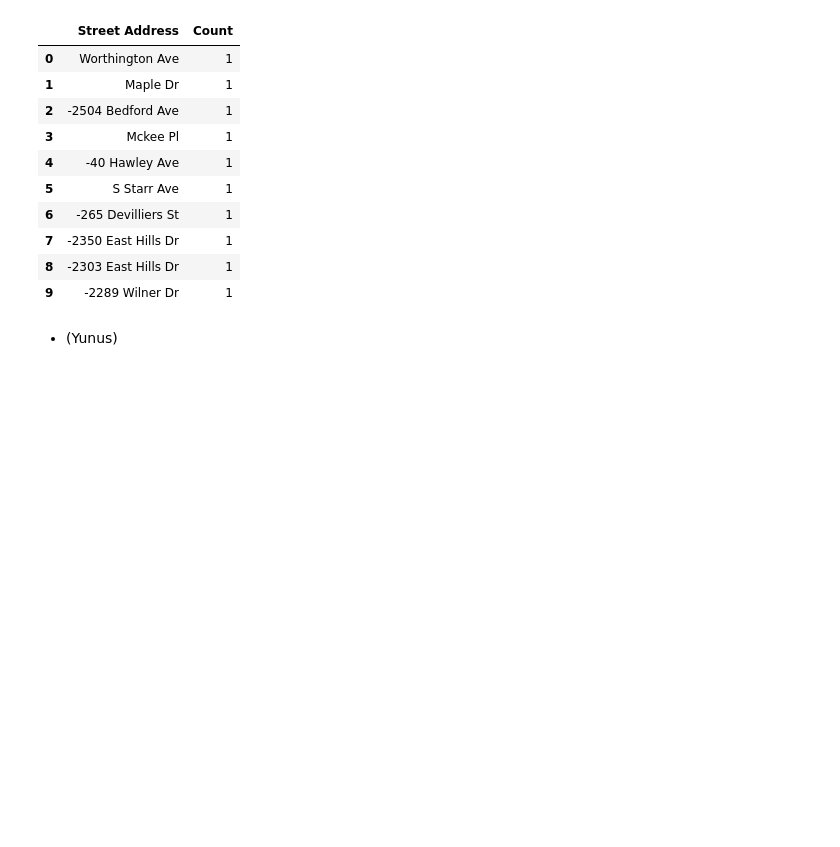
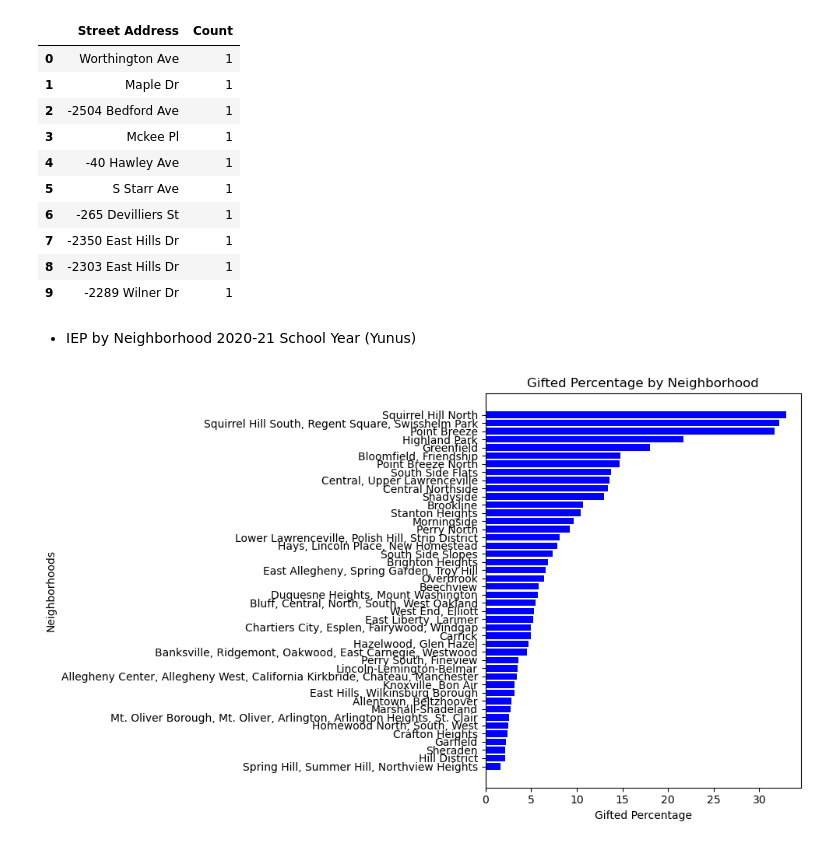
Before and after one commit to imjulthej/0010FinalProject, a Jupyter notebook: FinalWealthNotebook.ipynb, the cells around one changed output. Cells and saved outputs as stored; diff of their text form; code cells hidden in the pictures; blank space fills up the shorter version.

```diff
--- a/FinalWealthNotebook.ipynb
+++ b/FinalWealthNotebook.ipynb
@@ -208,4 +208,31 @@ last10Streets[['Street Address', 'Count']]
 | 8 | -2303 East Hills Dr | 1 |
 | 9 | -2289 Wilner Dr | 1 |
 # %% [markdown]
-* (Yunus)
+* IEP by Neighborhood 2020-21 School Year (Yunus)
+# %%
+import pandas as pd
+import matplotlib.pyplot as plt
+
+# Load the dataset
+url = "https://data.wprdc.org/dataset/fb72c35f-ad18-42ff-adad-2a6d0480f348/resource/62403582-e6c3-40b6-9bb6-d5d38e3f058d/download/neighborhood_iep.csv"
+data = pd.read_csv(url)
+
+# Calculate the gifted percentage
+data['gifted_percentage'] = (data['gifted'] / data['total_enrollment_k_12']) * 100
+
+# Sort neighborhoods by gifted percentage
+data = data.sort_values(by='gifted_percentage', ascending=False)
+
+# Create the bar chart
+plt.figure(figsize=(10, 6))
+plt.barh(data['neighborhoods'], data['gifted_percentage'], color='blue')
+plt.xlabel('Gifted Percentage')
+plt.ylabel('Neighborhoods')
+plt.title('Gifted Percentage by Neighborhood')
+plt.gca().invert_yaxis()  # Invert the y-axis
+plt.tight_layout()
+
+# Show the chart
+plt.show()
+# %% [output]
+[figure, added]
```
Also changed, not shown: parts of 3 cells of this notebook, 3 other files.
